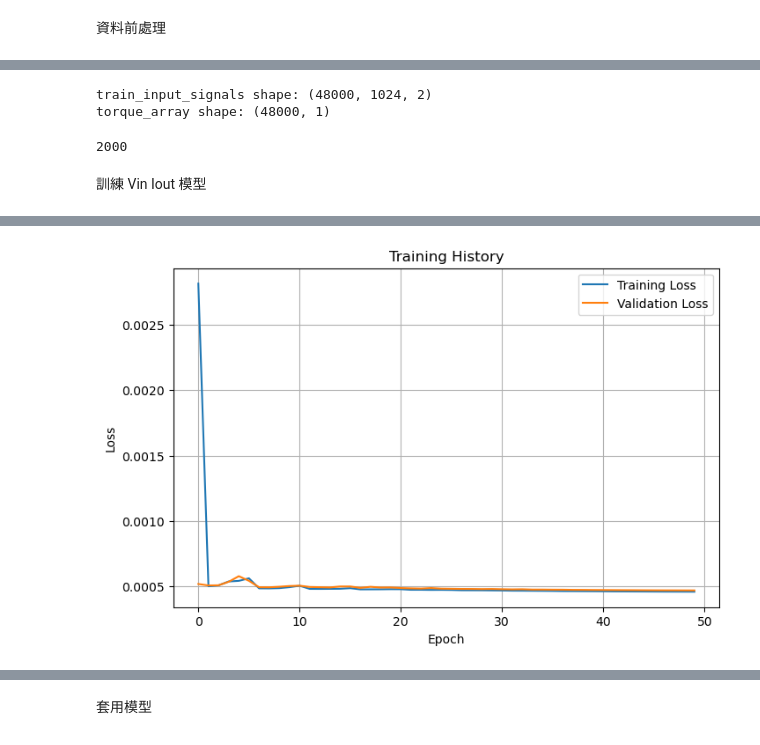
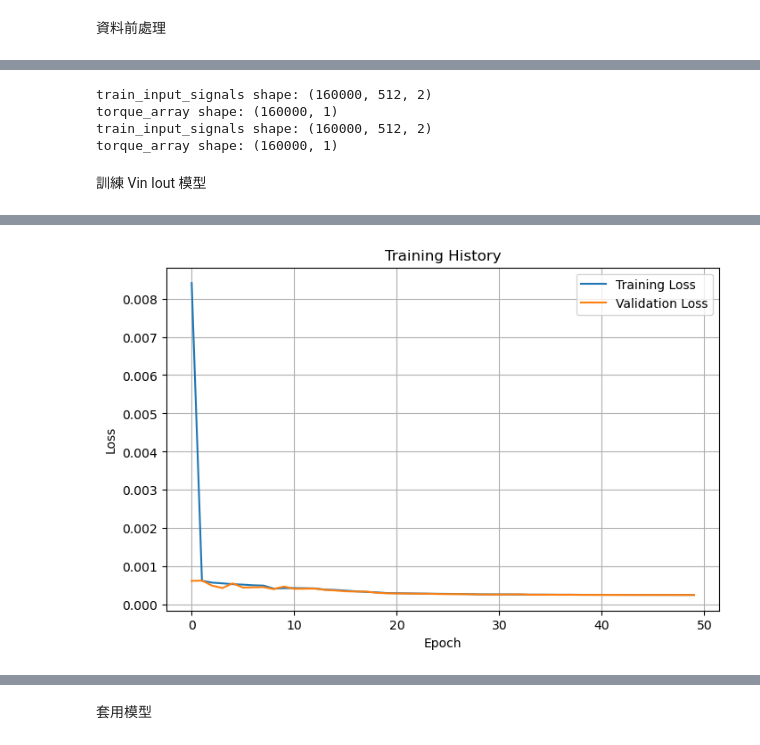
Before and after one commit to ChenPeiYi0620/NTU-RUL-data-analysis, a Jupyter notebook: 0822_PEWC_ccae_rul.ipynb, the cells around one changed output, grey strips where cells are left out. Saved outputs shown, nothing was run; the diff lists cells and outputs as text; code cells hidden in the pictures.

```diff
--- a/0822_PEWC_ccae_rul.ipynb
+++ b/0822_PEWC_ccae_rul.ipynb
@@ -666,6 +778,6 @@ rul2_files = [os.path.join(rul2_dataset_path, f) for f in rul2_files]
 # %%
 
-training_file_numbers=300 # 取前100個做為訓練使用
+training_file_numbers=1000 # 取前100個做為訓練使用
 train_files, val_files = train_test_split(rul2_files[0:training_file_numbers], test_size=0.2)
 augmen_sample_number=200
 def get_augment_data_from_files(files, augmen_sample_number=200):
@@ -767,14 +879,23 @@ torque_array = rul2_training_data["torque_array"]
 
 print(f"train_input_signals shape: {past_voltages_normalized.shape}")
 print(f"torque_array shape: {torque_array.shape}")
+
+train_files_rul5, val_files_rul5 = train_test_split(rul5_files[0:training_file_numbers], test_size=0.2)
+augmen_sample_number=200
+rul5_training_data=get_augment_data_from_files(train_files_rul5, augmen_sample_number=200)
+past_voltages_rul5 = rul5_training_data["input_signals"][:, :, 0:2]
+past_currents_rul5 = rul5_training_data["input_signals"][:, :, 2:4]
+past_voltages_normalized_rul5 = rul5_training_data["input_signals_normalized"][:, :, 0:2]
+past_currents_normalized_rul5 = rul5_training_data["input_signals_normalized"][:, :, 2:4]
+torque_array_rul5 = rul5_training_data["torque_array"]
+
+print(f"train_input_signals shape: {past_voltages_normalized_rul5.shape}")
+print(f"torque_array shape: {torque_array_rul5.shape}")
 # %% [output]
-train_input_signals shape: (48000, 1024, 2)
-torque_array shape: (48000, 1)
+train_input_signals shape: (160000, 512, 2)
+torque_array shape: (160000, 1)
+train_input_signals shape: (160000, 512, 2)
+torque_array shape: (160000, 1)
-# %%
-df = read_rul_data_PEWC(train_files[0])
-print(len(df["Current alpha"]))
-# %% [output]
-2000
 # %% [markdown]
 訓練 Vin Iout 模型
 # %%
@@ -806,19 +927,19 @@ def compile_and_prepare_model(model, initial_learning_rate=1e-3):
     )
     return lr_scheduler, early_stop
 
-lr_scheduler_flux, early_stop_flux = compile_and_prepare_model(my_model_V_in_I_out_PEWC)
+lr_scheduler_flux, early_stop_flux = compile_and_prepare_model(my_model_V_in_I_out_PEWC_rul2)
 
 # 測試模型結構是否正確 (無condition torque 為假輸入)
-my_model_V_in_I_out_PEWC.predict([ past_voltages[0:1,:,:], torque_array[0:1,:], torque_array[0:1,:]])
+my_model_V_in_I_out_PEWC_rul2.predict([ past_voltages[0:1,:,:], torque_array[0:1,:], torque_array[0:1,:]])
 #測試模型是否能夠正確讀取
-my_model_V_in_I_out_PEWC.save(os.path.join(model_path, model_name + '_EMF.keras'))
-my_model_V_in_I_out_PEWC= load_model(os.path.join(model_path, model_name + '_EMF.keras'))
+my_model_V_in_I_out_PEWC_rul2.save(os.path.join(model_path, model_name + '_VI.keras'))
+my_model_V_in_I_out_PEWC_rul2= load_model(os.path.join(model_path, model_name + '_VI.keras'))
 print("Model structures passed, start training...")
 
 
 with tf.device('/GPU:0'):
     print("開始訓練...")
-    history_VI = my_model_V_in_I_out_PEWC.fit(
+    history_VI = my_model_V_in_I_out_PEWC_rul2.fit(
         x=[past_voltages_normalized, torque_array, torque_array],
         y=past_currents_normalized,
         batch_size=128,
@@ -839,10 +960,10 @@ plt.grid(True)
 plt.show()
 
 # save model
-my_model_V_in_I_out_PEWC.save(os.path.join(model_path, model_name + '_VI.keras'))
+my_model_V_in_I_out_PEWC_rul2.save(os.path.join(model_path, model_name + '_VI_rul2.keras'))
 
 metadata = {
-    "model_name": model_name+'_VI',
+    "model_name": model_name+'_VI_rul2',
     "sequence_length": sequence_length,
     "trained": True,
     "train_loss": history_VI.history['loss'][-1],
@@ -850,6 +971,6 @@ metadata = {
     "train_date": datetime.now().strftime("%Y-%m-%d %H:%M:%S"),
 }
 
-with open(os.path.join(model_path, model_name + '_VI_metadata.json'), "w", encoding="utf-8") as f:
+with open(os.path.join(model_path, model_name + '_VI_metadata_rul2.json'), "w", encoding="utf-8") as f:
     json.dump(metadata, f, ensure_ascii=False, indent=4)
 # %% [output]
@@ -873,4 +994,4 @@ Epoch 50/50
-[figure, old version]
+[figure, new version]
 # %%
 def compile_and_prepare_model(model, initial_learning_rate=1e-3):
 
```
Also changed, not shown: parts of 28 cells of this notebook, 54 other files.
